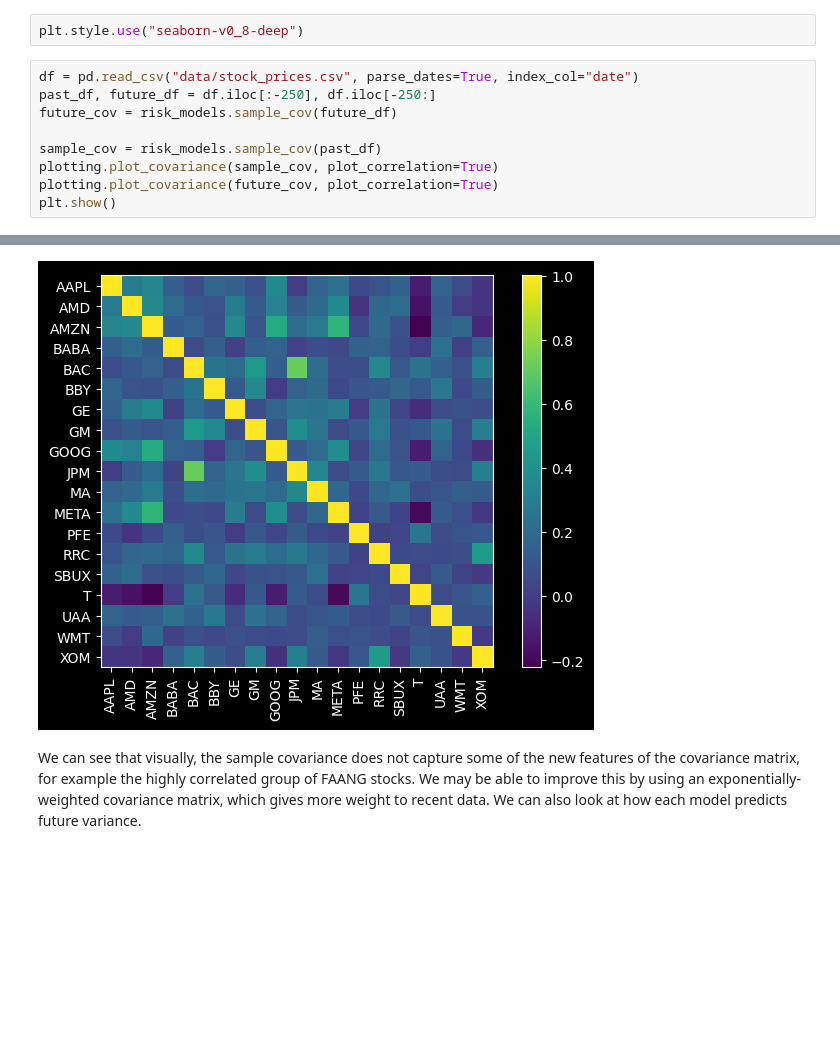
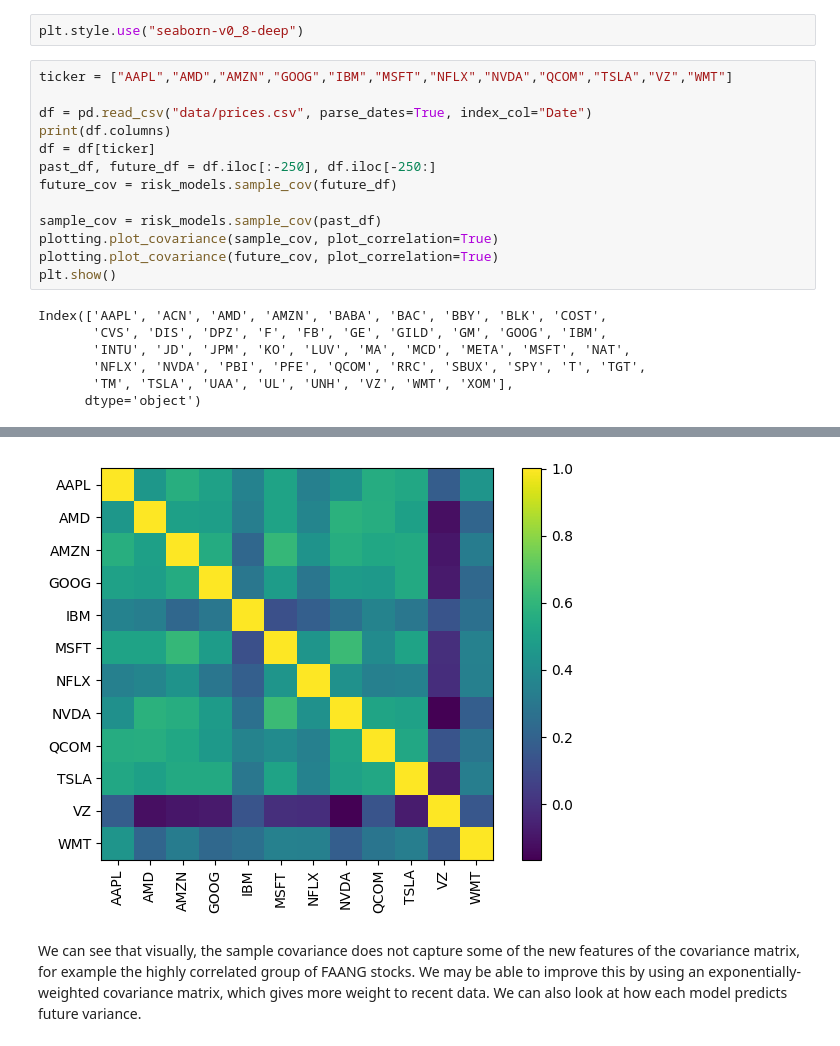
Before and after one commit to tschm/PyPortfolioOpt, a Jupyter notebook: cookbook/1-RiskReturnModels.ipynb, the cells around one changed output, grey strips where cells are left out. Drawn from its saved outputs; the diff is of its cells as text; blank space fills up the shorter version.

```diff
--- a/cookbook/1-RiskReturnModels.ipynb
+++ b/cookbook/1-RiskReturnModels.ipynb
@@ -52,7 +36,11 @@ ModuleNotFoundError: No module named 'skbase'
 # %%
 plt.style.use("seaborn-v0_8-deep")
 # %%
-df = pd.read_csv("data/stock_prices.csv", parse_dates=True, index_col="date")
+ticker = ["AAPL","AMD","AMZN","GOOG","IBM","MSFT","NFLX","NVDA","QCOM","TSLA","VZ","WMT"]
+
+df = pd.read_csv("data/prices.csv", parse_dates=True, index_col="Date")
+print(df.columns)
+df = df[ticker]
 past_df, future_df = df.iloc[:-250], df.iloc[-250:]
 future_cov = risk_models.sample_cov(future_df)
 
@@ -61,3 +49,9 @@ plotting.plot_covariance(sample_cov, plot_correlation=True)
 plotting.plot_covariance(future_cov, plot_correlation=True)
 plt.show()
 # %% [output]
+Index(['AAPL', 'ACN', 'AMD', 'AMZN', 'BABA', 'BAC', 'BBY', 'BLK', 'COST',
+       'CVS', 'DIS', 'DPZ', 'F', 'FB', 'GE', 'GILD', 'GM', 'GOOG', 'IBM',
+       'INTU', 'JD', 'JPM', 'KO', 'LUV', 'MA', 'MCD', 'META', 'MSFT', 'NAT',
+       'NFLX', 'NVDA', 'PBI', 'PFE', 'QCOM', 'RRC', 'SBUX', 'SPY', 'T', 'TGT',
+       'TM', 'TSLA', 'UAA', 'UL', 'UNH', 'VZ', 'WMT', 'XOM'],
+      dtype='object')
@@ -65,4 +59,4 @@ plt.show()
-[figure, old version]
+[figure, new version]
 # %% [markdown]
 We can see that visually, the sample covariance does not capture some of the new features of the covariance matrix, for example the highly correlated group of FAANG stocks. We may be able to improve this by using an exponentially-weighted covariance matrix, which gives more weight to recent data. We can also look at how each model predicts future variance.
 # %%
```
Also changed, not shown: parts of 8 cells of this notebook.
